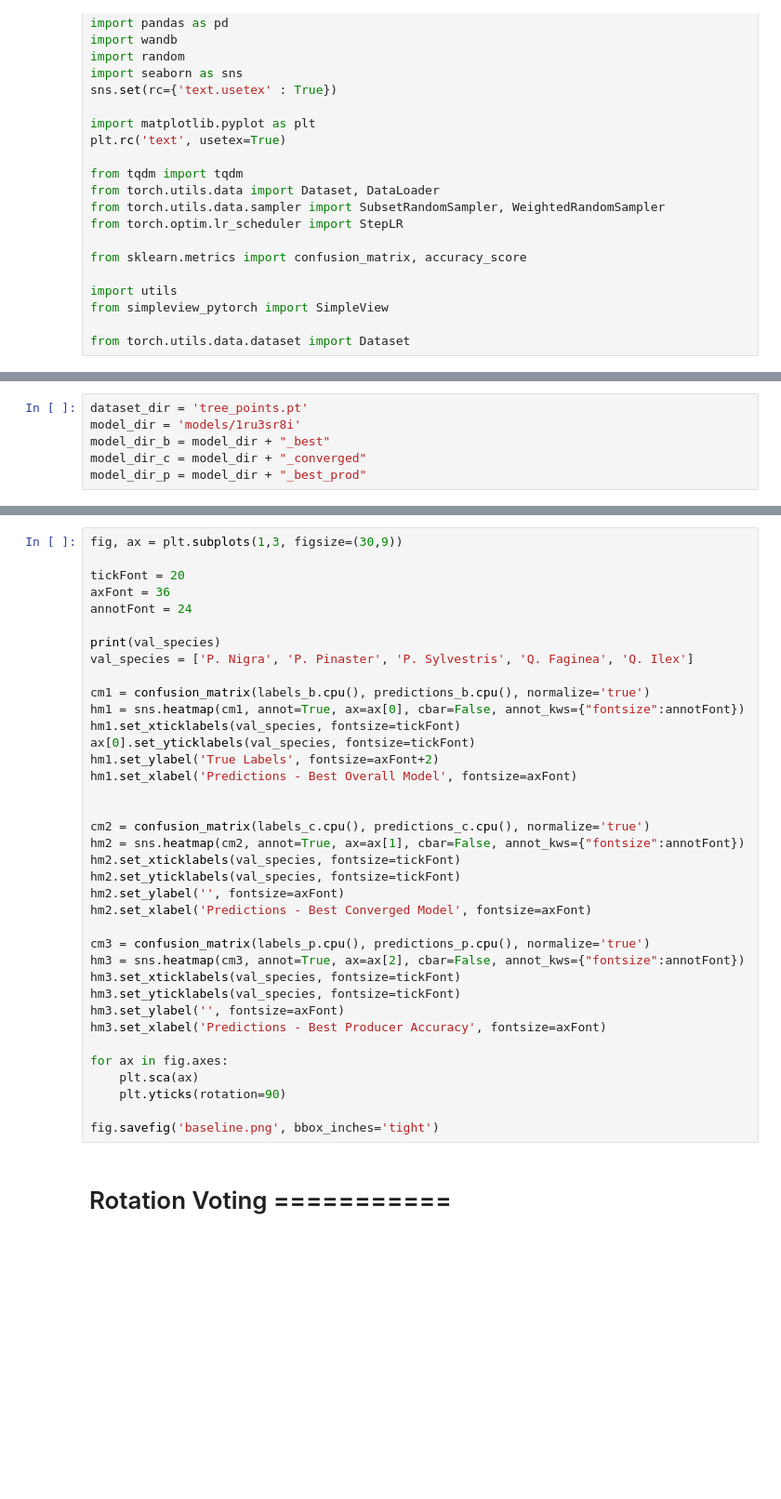
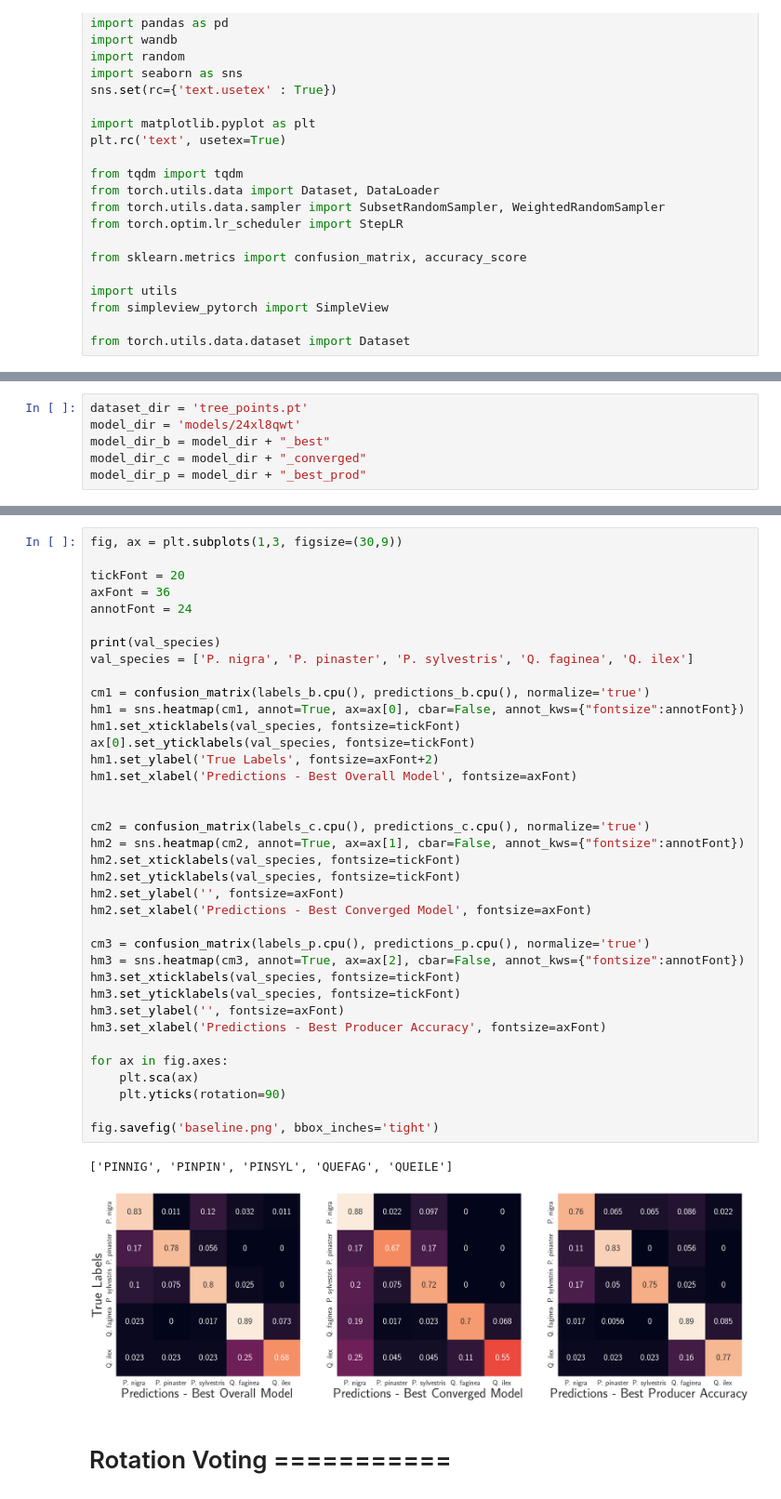
Before and after one commit to mataln/laser-trees, a Jupyter notebook: notebooks/rotation_vote.ipynb, the cells around one changed output, grey strips where cells are left out. Shown at 93% size. Saved outputs shown, nothing was run; the diff lists cells and outputs as text; blank space fills up the shorter version.

```diff
--- a/notebooks/rotation_vote.ipynb
+++ b/notebooks/rotation_vote.ipynb
@@ -32,6 +66,6 @@ from torch.utils.data.dataset import Dataset
 # %%
 dataset_dir = 'tree_points.pt'
-model_dir = 'models/1ru3sr8i'
+model_dir = 'models/24xl8qwt'
 model_dir_b = model_dir + "_best"
 model_dir_c = model_dir + "_converged"
 model_dir_p = model_dir + "_best_prod"
@@ -56,35 +94,38 @@ axFont = 36
 annotFont = 24
 
 print(val_species)
-val_species = ['P. Nigra', 'P. Pinaster', 'P. Sylvestris', 'Q. Faginea', 'Q. Ilex']
+val_species = ['P. nigra', 'P. pinaster', 'P. sylvestris', 'Q. faginea', 'Q. ilex']
 
 cm1 = confusion_matrix(labels_b.cpu(), predictions_b.cpu(), normalize='true')
 hm1 = sns.heatmap(cm1, annot=True, ax=ax[0], cbar=False, annot_kws={"fontsize":annotFont})
 hm1.set_xticklabels(val_species, fontsize=tickFont)
 ax[0].set_yticklabels(val_species, fontsize=tickFont)
 hm1.set_ylabel('True Labels', fontsize=axFont+2)
 hm1.set_xlabel('Predictions - Best Overall Model', fontsize=axFont)
 
 
 cm2 = confusion_matrix(labels_c.cpu(), predictions_c.cpu(), normalize='true')
 hm2 = sns.heatmap(cm2, annot=True, ax=ax[1], cbar=False, annot_kws={"fontsize":annotFont})
 hm2.set_xticklabels(val_species, fontsize=tickFont)
 hm2.set_yticklabels(val_species, fontsize=tickFont)
 hm2.set_ylabel('', fontsize=axFont)
 hm2.set_xlabel('Predictions - Best Converged Model', fontsize=axFont)
 
 cm3 = confusion_matrix(labels_p.cpu(), predictions_p.cpu(), normalize='true')
 hm3 = sns.heatmap(cm3, annot=True, ax=ax[2], cbar=False, annot_kws={"fontsize":annotFont})
 hm3.set_xticklabels(val_species, fontsize=tickFont)
 hm3.set_yticklabels(val_species, fontsize=tickFont)
 hm3.set_ylabel('', fontsize=axFont)
 hm3.set_xlabel('Predictions - Best Producer Accuracy', fontsize=axFont)
 
 for ax in fig.axes:
     plt.sca(ax)
     plt.yticks(rotation=90)
 
 fig.savefig('baseline.png', bbox_inches='tight')
+# %% [output]
+['PINNIG', 'PINPIN', 'PINSYL', 'QUEFAG', 'QUEILE']
+[figure, added]
 # %% [markdown]
 # Rotation Voting ===========
 # %% [markdown]
```
Also changed, not shown: parts of 2 cells of this notebook, 2 other files.
